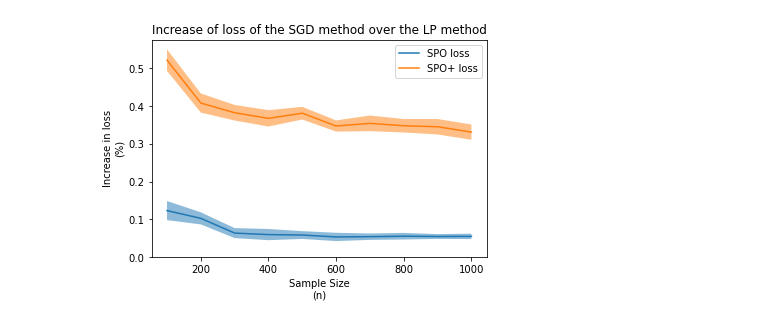
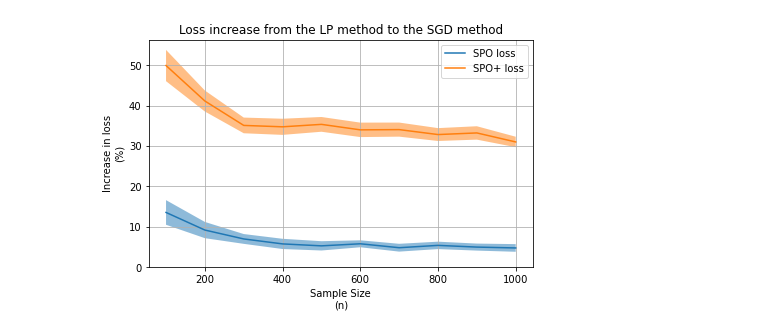
Before and after one commit to michaelzcjia/smart_predict_optimize, a Jupyter notebook: ResultsAnalysis.ipynb, the cells around one changed output. Saved outputs shown, nothing was run; the diff lists cells and outputs as text; code cells hidden in the pictures.

Commit message:
full experiments

```diff
--- a/ResultsAnalysis.ipynb
+++ b/ResultsAnalysis.ipynb
@@ -6,10 +6,12 @@ import matplotlib.pyplot as plt
 import pandas as pd
 import pickle
 # %%
-results = pickle.load(open('SPOresultsFull.pkl','rb')).unstack().stack(0).droplevel(['p','grid_dim'])
+pval=5
+resultsfull = pickle.load(open('SPOresultsAllVars.pkl','rb')).unstack().stack(0).droplevel(['grid_dim'])
+results=resultsfull[(resultsfull.reset_index()['p']==pval).values].droplevel(['p']).copy()
 # %%
-results['SPO diff'] = (results['SPO_loss_SGD'] - results['SPO_loss_direct'])/results['SPO_loss_direct']
-results['SPO+ diff'] = (results['SPO_plus_loss_SGD'] - results['SPO_plus_loss_direct'])/results['SPO_plus_loss_direct']
+results['SPO diff'] = 100*(results['SPO_loss_SGD'] - results['SPO_loss_direct'])/results['SPO_loss_direct']
+results['SPO+ diff'] = 100*(results['SPO_plus_loss_SGD'] - results['SPO_plus_loss_direct'])/results['SPO_plus_loss_direct']
 # %%
 lossdiffs = results[['SPO diff','SPO+ diff']]
 # %%
@@ -20,15 +22,19 @@ lossUB = lossmeans + 1.96*lossSD/np.sqrt(30) #95% confidence interval for the me
 # %%
 plt.plot(lossmeans.index,lossmeans['SPO diff'], label='SPO loss')
 plt.fill_between(lossmeans.index,lossLB['SPO diff'],lossUB['SPO diff'], alpha=0.5)
 
 plt.plot(lossmeans.index,lossmeans['SPO+ diff'], label='SPO+ loss')
 plt.fill_between(lossmeans.index,lossLB['SPO+ diff'],lossUB['SPO+ diff'], alpha=0.5)
 #plt.axhline(0, c='k')
 plt.ylim(0)
 plt.legend()
 plt.xlabel('Sample Size\n(n)')
 plt.ylabel('Increase in loss\n(%)')
-plt.title('Increase of loss of the SGD method over the LP method')
-plt.show()
+
+plt.title('Loss increase from the LP method to the SGD method')
+plt.tight_layout(pad=0.1)
+plt.grid()
+
+plt.savefig('LossComparison.png')
 # %% [output]
-[figure, old version]
+[figure, new version]
```
Also changed, not shown: parts of 3 cells of this notebook, 3 other files.
